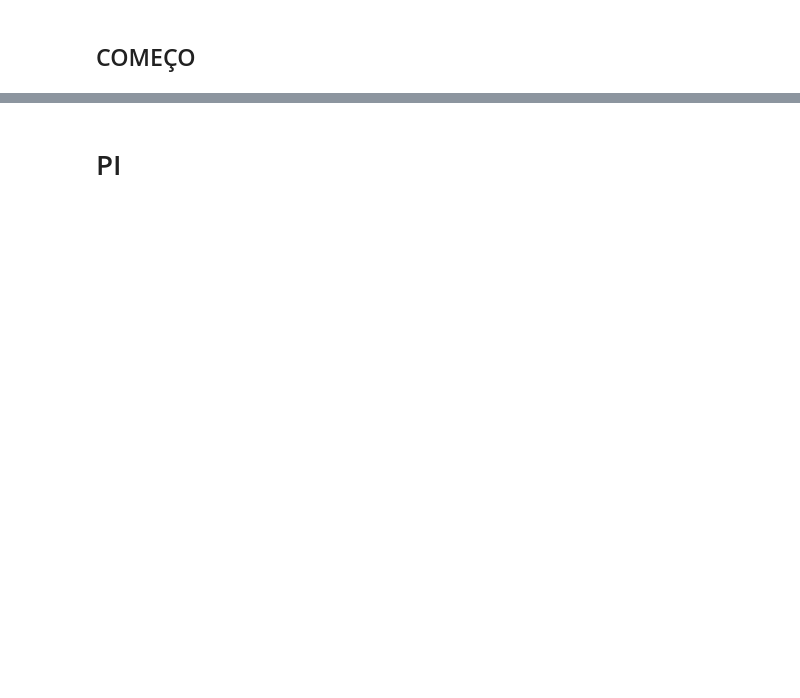
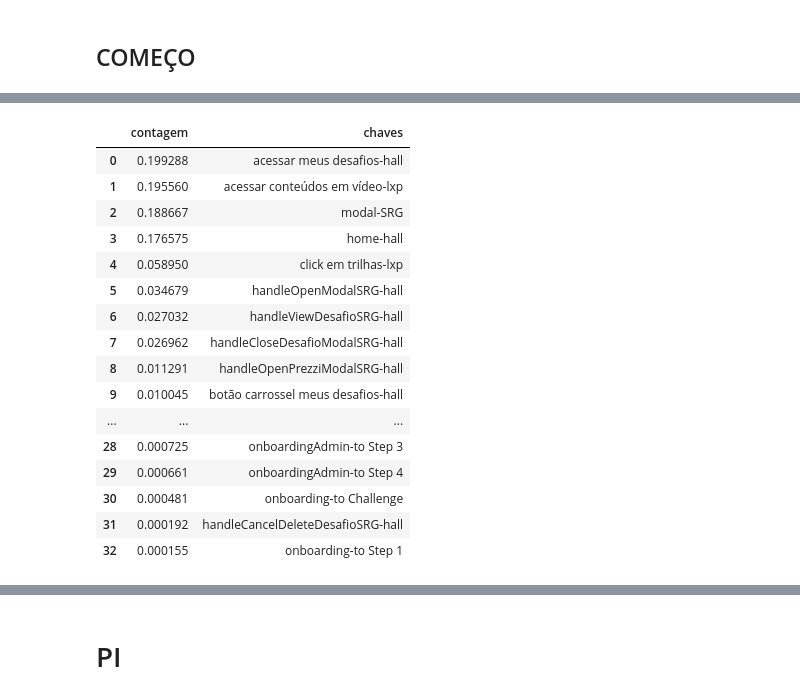
Before and after one commit to felipebns/frst2024, a Jupyter notebook: projeto.ipynb, the cells around one changed output, grey strips where cells are left out. Cells and saved outputs as stored; diff of their text form; code cells hidden in the pictures; blank space fills up the shorter version.

```diff
--- a/projeto.ipynb
+++ b/projeto.ipynb
@@ -409,0 +508,2 @@ plt.show()
+# %%
+dict_series = dict(series)
@@ -409,0 +522,20 @@ plt.show()
+# %%
+df_monte_carlo
+# %% [output]
+|  | contagem | chaves |
+| 0 | 0.199288 | acessar meus desafios-hall |
+| 1 | 0.195560 | acessar conteúdos em vídeo-lxp |
+| 2 | 0.188667 | modal-SRG |
+| 3 | 0.176575 | home-hall |
+| 4 | 0.058950 | click em trilhas-lxp |
+| 5 | 0.034679 | handleOpenModalSRG-hall |
+| 6 | 0.027032 | handleViewDesafioSRG-hall |
+| 7 | 0.026962 | handleCloseDesafioModalSRG-hall |
+| 8 | 0.011291 | handleOpenPrezziModalSRG-hall |
+| 9 | 0.010045 | botão carrossel meus desafios-hall |
+| ... | ... | ... |
+| 28 | 0.000725 | onboardingAdmin-to Step 3 |
+| 29 | 0.000661 | onboardingAdmin-to Step 4 |
+| 30 | 0.000481 | onboarding-to Challenge |
+| 31 | 0.000192 | handleCancelDeleteDesafioSRG-hall |
+| 32 | 0.000155 | onboarding-to Step 1 |
```
Also changed, not shown: parts of 36 cells of this notebook, 8 other files.
